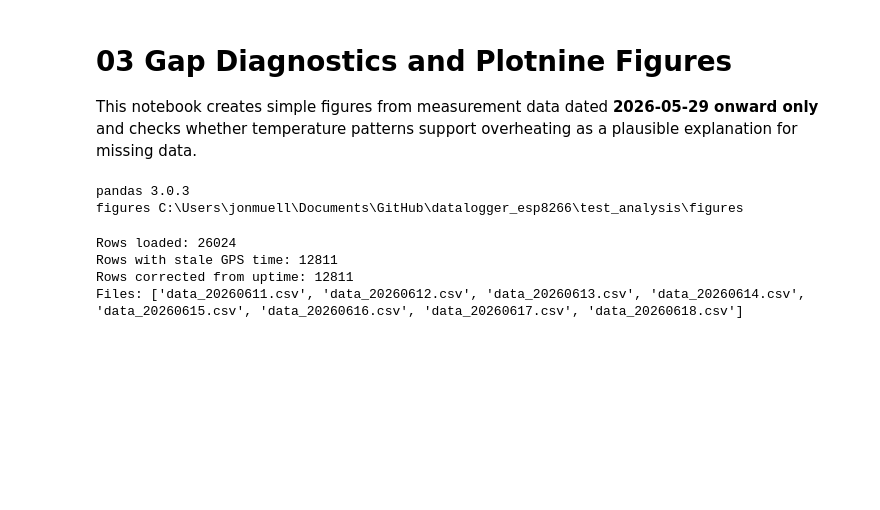
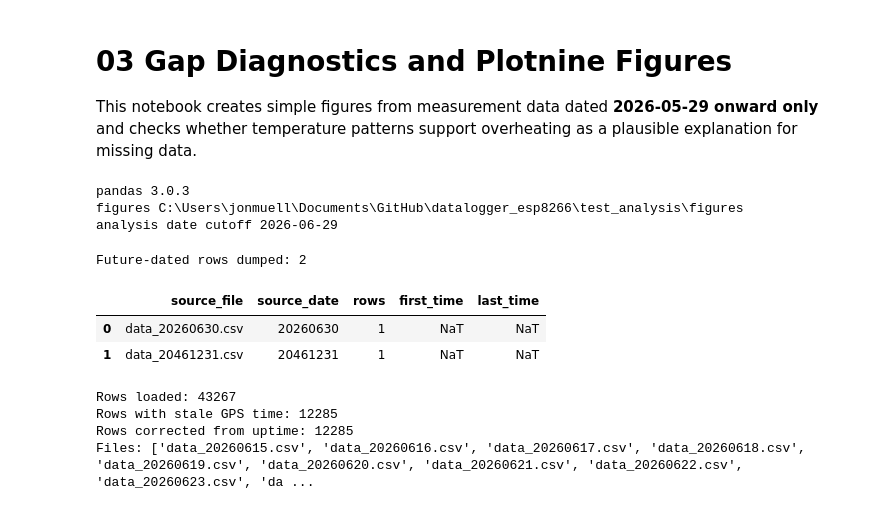
Before and after one commit to kebasaa/datalogger_esp8266, a Jupyter notebook: test_analysis/03_gap_and_plotnine_figures.ipynb, the cells around one changed output. Cells and saved outputs as stored; diff of their text form; code cells hidden in the pictures; blank space fills up the shorter version.

```diff
--- a/test_analysis/03_gap_and_plotnine_figures.ipynb
+++ b/test_analysis/03_gap_and_plotnine_figures.ipynb
@@ -4,6 +4,8 @@
 This notebook creates simple figures from measurement data dated **2026-05-29 onward only** and checks whether temperature patterns support overheating as a plausible explanation for missing data.
 # %%
 from pathlib import Path
+from datetime import datetime
+from zoneinfo import ZoneInfo
 import csv
 import os
 import re
@@ -12,7 +14,11 @@ from collections import Counter, defaultdict
 import numpy as np
 import pandas as pd
 
-DATA_START_DATE = "20260529"
+DATA_START_DATE = "20260615"
+ANALYSIS_TIMEZONE = "Europe/Zurich"
+ANALYSIS_RUN_DATE = pd.Timestamp(datetime.now(ZoneInfo(ANALYSIS_TIMEZONE)).date())
+ANALYSIS_END_DATE = ANALYSIS_RUN_DATE.strftime("%Y%m%d")
+ANALYSIS_MAX_TIME_EXCLUSIVE = ANALYSIS_RUN_DATE + pd.Timedelta(days=1)
 EXPECTED_INTERVAL_SECONDS = 20
 GPS_STALE_THRESHOLD_MS = 120000
 DATA_DIR = Path("..") / "test_data"
@@ -26,9 +32,11 @@ from plotnine import *
 
 print("pandas", pd.__version__)
 print("figures", FIG_DIR.resolve())
+print("analysis date cutoff", ANALYSIS_RUN_DATE.date())
 # %% [output]
 pandas 3.0.3
 figures C:\Users\jonmuell\Documents\GitHub\datalogger_esp8266\test_analysis\figures
+analysis date cutoff 2026-06-29
 # %%
 def data_file_date(path: Path) -> str:
     match = re.fullmatch(r"data_(\d{8})\.csv", path.name)
@@ -49,11 +57,20 @@ def unique_headers(headers: list[str]) -> list[str]:
     return out
 
 
-def measurement_files(data_dir: Path = DATA_DIR, start_date: str = DATA_START_DATE) -> list[Path]:
+def measurement_files(data_dir: Path = DATA_DIR, start_date: str = DATA_START_DATE, end_date: str = ANALYSIS_END_DATE) -> list[Path]:
     return sorted(
         path for path in data_dir.glob("data_*.csv")
-        if data_file_date(path) and data_file_date(path) >= start_date
+        if data_file_date(path) and start_date <= data_file_date(path) <= end_date
     )
+
+
+def future_measurement_files(data_dir: Path = DATA_DIR, end_date: str = ANALYSIS_END_DATE) -> list[Path]:
+    return sorted(path for path in data_dir.glob("data_*.csv") if data_file_date(path) and data_file_date(path) > end_date)
+
+
+def csv_data_row_count(path: Path) -> int:
+    with path.open("r", encoding="utf-8", errors="replace") as f:
+        return max(sum(1 for _ in f) - 1, 0)
 
 
 def read_measurement_file(path: Path) -> pd.DataFrame:
@@ -74,7 +91,14 @@ def read_measurement_file(path: Path) -> pd.DataFrame:
 
 
 files = measurement_files()
-assert all(data_file_date(file) >= DATA_START_DATE for file in files)
+future_files_excluded = future_measurement_files()
+future_files_excluded_summary = pd.DataFrame([
+    {"source_file": path.name, "source_date": data_file_date(path), "rows": csv_data_row_count(path), "first_time": pd.NaT, "last_time": pd.NaT}
+    for path in future_files_excluded
+])
+if future_files_excluded_summary.empty:
+    future_files_excluded_summary = pd.DataFrame(columns=["source_file", "source_date", "rows", "first_time", "last_time"])
+assert all(DATA_START_DATE <= data_file_date(file) <= ANALYSIS_END_DATE for file in files)
 data = pd.concat([read_measurement_file(file) for file in files], ignore_index=True)
 data["timestamp_utc"] = pd.to_datetime(data["timestamp_utc"], errors="coerce")
 if "timestamp_calc_utc" in data.columns:
@@ -90,38 +114,60 @@ data["gps_age_too_high"] = gps_age > GPS_STALE_THRESHOLD_MS
 data["gps_time_stale"] = (~data["gps_time_fresh_bool"]) | data["gps_age_too_high"].fillna(False)
 if "timestamp_calc_source" in data.columns:
     calc_source = data["timestamp_calc_source"].astype("string").str.lower()
 else:
     calc_source = pd.Series(pd.NA, index=data.index, dtype="string")
 boot_ms = pd.to_numeric(data.get("timestamp_boot_ms", data.get("uptime_ms", pd.Series(pd.NA, index=data.index))), errors="coerce")
 data["analysis_time"] = data["timestamp_utc"]
 groups = data.groupby("boot_id", dropna=False) if "boot_id" in data.columns else [(None, data)]
 for _, group in groups:
     fresh = (~group["gps_time_stale"]) & group["timestamp_utc"].notna() & boot_ms.loc[group.index].notna()
     if not fresh.any():
         continue
     base_idx = fresh[fresh].index[-1]
     base_utc = data.at[base_idx, "timestamp_utc"]
     base_boot = boot_ms.loc[base_idx]
     if pd.isna(base_boot):
         continue
     stale_idx = group.index[group["gps_time_stale"] & boot_ms.loc[group.index].notna()]
     data.loc[stale_idx, "analysis_time"] = base_utc + pd.to_timedelta(boot_ms.loc[stale_idx] - base_boot, unit="ms")
 data["analysis_time"] = data["timestamp_calc_utc"].combine_first(data["analysis_time"])
 data["time_corrected_from_uptime"] = (calc_source == "uptime").fillna(False) | (
     data["gps_time_stale"].fillna(False) & data["analysis_time"].notna() & data["timestamp_utc"].notna() & (data["analysis_time"] != data["timestamp_utc"])
 )
-data = data.dropna(subset=["analysis_time"]).sort_values("analysis_time").reset_index(drop=True)
+data["file_date"] = pd.to_datetime(data["source_date"], format="%Y%m%d", errors="coerce")
+future_row_mask = (
+    data["file_date"].gt(ANALYSIS_RUN_DATE)
+    | data["analysis_time"].ge(ANALYSIS_MAX_TIME_EXCLUSIVE)
+)
+future_rows_dropped = data.loc[future_row_mask].copy()
+if future_rows_dropped.empty:
+    future_rows_dropped_summary = future_files_excluded_summary.copy()
+else:
+    future_rows_dropped_summary = (
+        future_rows_dropped.groupby(["source_file", "source_date"], as_index=False)
+        .agg(rows=("source_file", "size"), first_time=("analysis_time", "min"), last_time=("analysis_time", "max"))
+    )
+    if not future_files_excluded_summary.empty:
+        future_rows_dropped_summary = pd.concat([future_rows_dropped_summary, future_files_excluded_summary], ignore_index=True)
+print("Future-dated rows dumped:", int(future_rows_dropped_summary["rows"].sum()) if not future_rows_dropped_summary.empty else 0)
+display(future_rows_dropped_summary)
+data = data.loc[~future_row_mask].dropna(subset=["analysis_time"]).sort_values("analysis_time").reset_index(drop=True)
+data["file_date"] = data["file_date"].dt.date
 data["date"] = data["analysis_time"].dt.strftime("%Y-%m-%d")
 data["hour"] = data["analysis_time"].dt.hour
 print("Rows loaded:", len(data))
 print("Rows with stale GPS time:", int(data["gps_time_stale"].sum()))
 print("Rows corrected from uptime:", int(data["time_corrected_from_uptime"].sum()))
 print("Files:", [file.name for file in files])
 # %% [output]
-Rows loaded: 26024
-Rows with stale GPS time: 12811
-Rows corrected from uptime: 12811
-Files: ['data_20260611.csv', 'data_20260612.csv', 'data_20260613.csv', 'data_20260614.csv', 'data_20260615.csv', 'data_20260616.csv', 'data_20260617.csv', 'data_20260618.csv']
+Future-dated rows dumped: 2
+|  | source_file | source_date | rows | first_time | last_time |
+| 0 | data_20260630.csv | 20260630 | 1 | NaT | NaT |
+| 1 | data_20461231.csv | 20461231 | 1 | NaT | NaT |
+Rows loaded: 43267
+Rows with stale GPS time: 12285
+Rows corrected from uptime: 12285
+Files: ['data_20260615.csv', 'data_20260616.csv', 'data_20260617.csv', 'data_20260618.csv', 'data_20260619.csv', 'data_20260620.csv', 'data_20260621.csv', 'data_20260622.csv', 'data_20260623.csv', 'da ...
 # %%
 def sensor_long(df: pd.DataFrame, patterns: dict[str, str]) -> pd.DataFrame:
     frames = []
```
Also changed, not shown: parts of 7 cells of this notebook, 22 other files.
